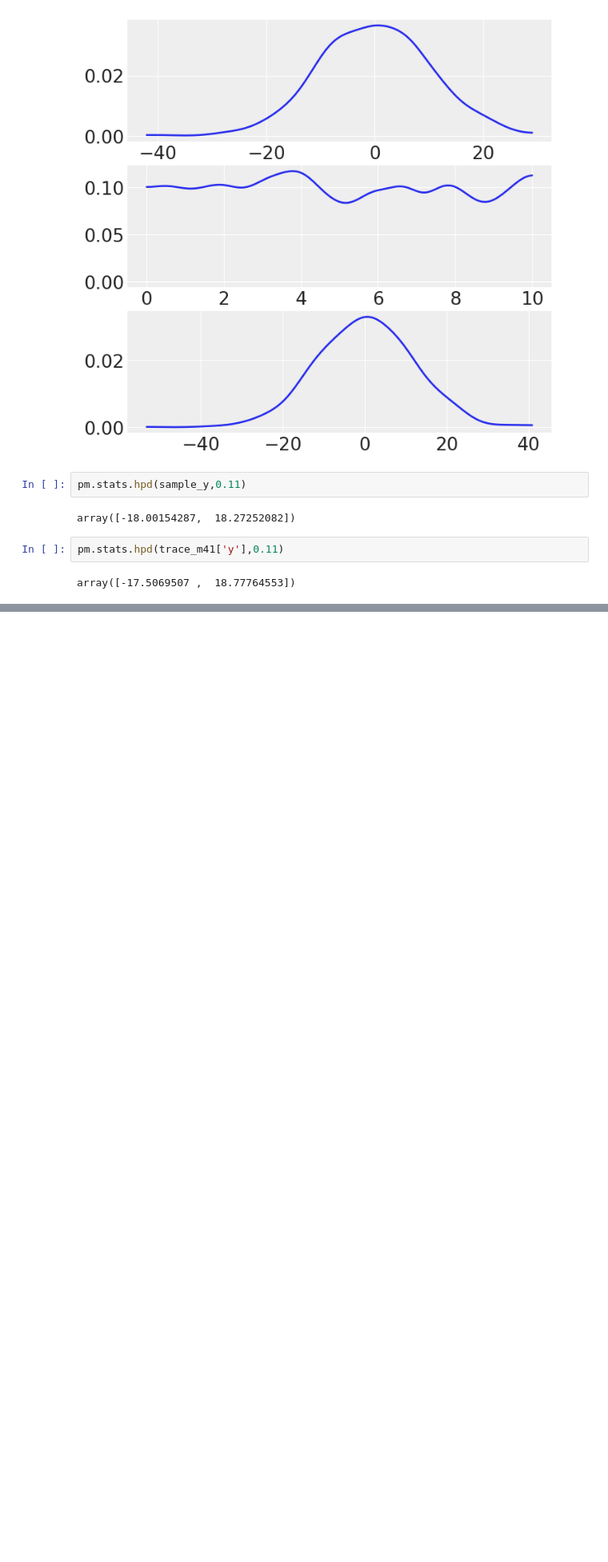
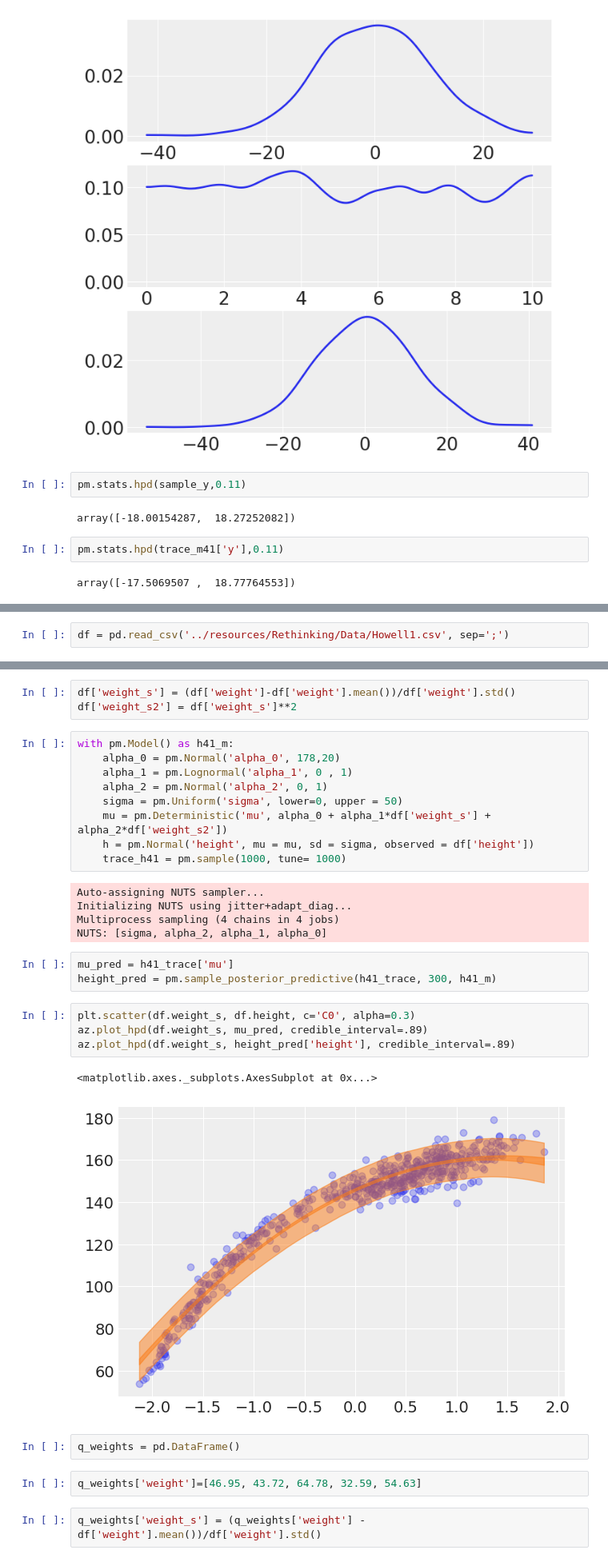
Before and after one commit to Voda88/Statistical-Rethinking, a Jupyter notebook: Chapter 4 Exercises.ipynb, the cells around one changed output, grey strips where cells are left out. Shown at 80% size. Cells and saved outputs as stored; diff of their text form; blank space fills up the shorter version.

```diff
--- a/Chapter 4 Exercises.ipynb
+++ b/Chapter 4 Exercises.ipynb
@@ -114,0 +123,2 @@ $ \beta $ is always positive $ \rightarrow $ change to lognormal distribution: $
+# %%
+df = pd.read_csv('../resources/Rethinking/Data/Howell1.csv', sep=';')
@@ -114,0 +141,33 @@ $ \beta $ is always positive $ \rightarrow $ change to lognormal distribution: $
+# %%
+df['weight_s'] = (df['weight']-df['weight'].mean())/df['weight'].std()
+df['weight_s2'] = df['weight_s']**2
+# %%
+with pm.Model() as h41_m:
+    alpha_0 = pm.Normal('alpha_0', 178,20)
+    alpha_1 = pm.Lognormal('alpha_1', 0 , 1)
+    alpha_2 = pm.Normal('alpha_2', 0, 1)
+    sigma = pm.Uniform('sigma', lower=0, upper = 50)
+    mu = pm.Deterministic('mu', alpha_0 + alpha_1*df['weight_s'] + alpha_2*df['weight_s2'])
+    h = pm.Normal('height', mu = mu, sd = sigma, observed = df['height'])
+    trace_h41 = pm.sample(1000, tune= 1000)
+# %% [output]
+Auto-assigning NUTS sampler...
+Initializing NUTS using jitter+adapt_diag...
+Multiprocess sampling (4 chains in 4 jobs)
+NUTS: [sigma, alpha_2, alpha_1, alpha_0]
+# %%
+mu_pred = h41_trace['mu']
+height_pred = pm.sample_posterior_predictive(h41_trace, 300, h41_m)
+# %%
+plt.scatter(df.weight_s, df.height, c='C0', alpha=0.3)
+az.plot_hpd(df.weight_s, mu_pred, credible_interval=.89)
+az.plot_hpd(df.weight_s, height_pred['height'], credible_interval=.89)
+# %% [output]
+<matplotlib.axes._subplots.AxesSubplot at 0x...>
+[figure, added]
+# %%
+q_weights = pd.DataFrame()
+# %%
+q_weights['weight']=[46.95, 43.72, 64.78, 32.59, 54.63]
+# %%
+q_weights['weight_s'] = (q_weights['weight'] - df['weight'].mean())/df['weight'].std()
```
Also changed, not shown: parts of 60 cells of this notebook.
